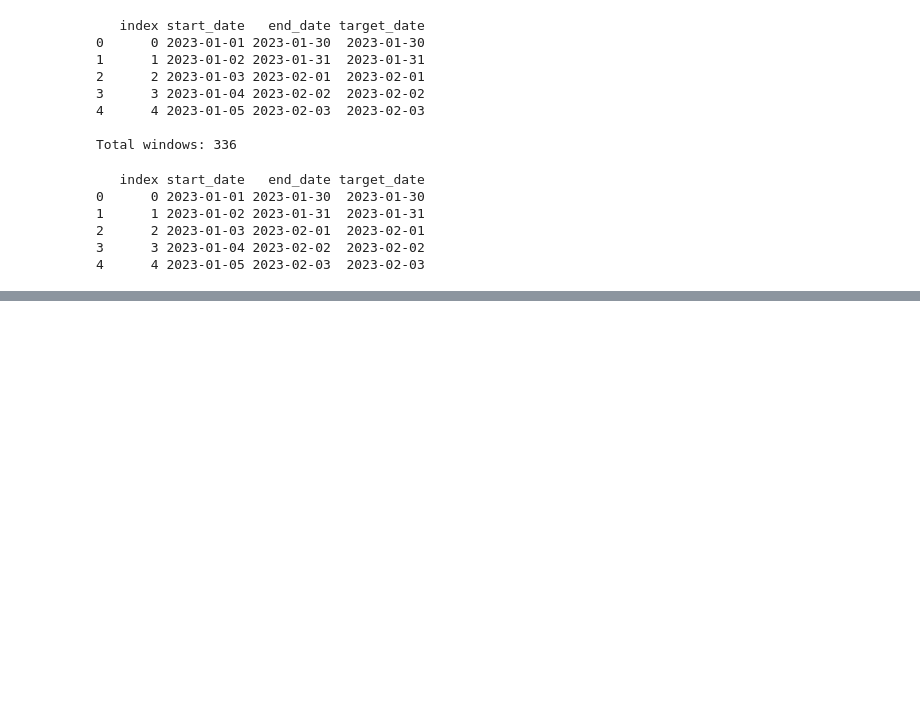
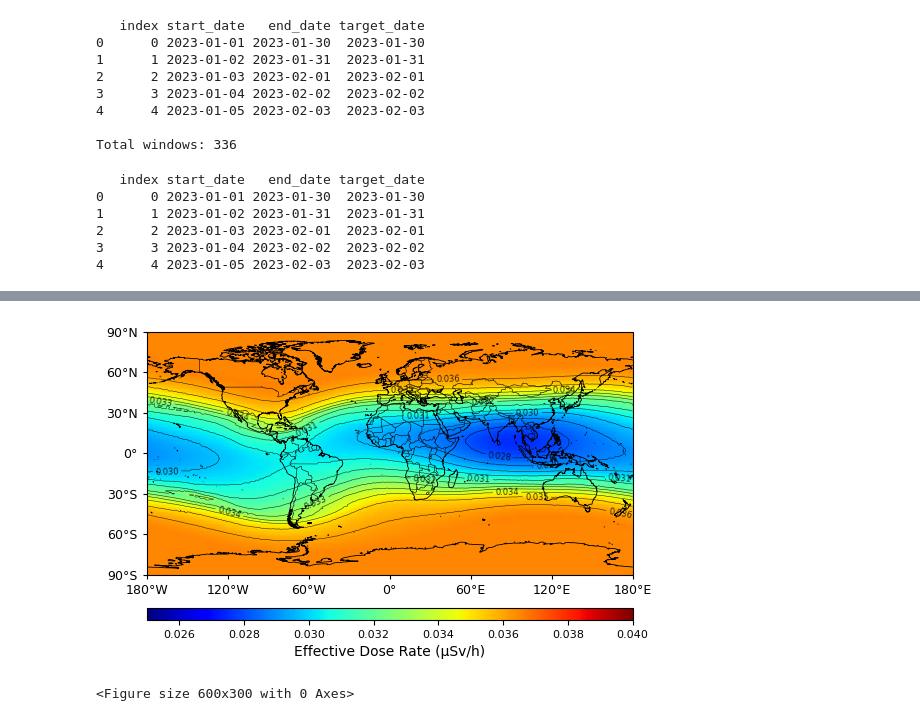
Before and after one commit to kkazuma19/CosmicRays-Operator, a Jupyter notebook: analysis/zero-shot/notebook.ipynb, the cells around one changed output, grey strips where cells are left out. Saved outputs shown, nothing was run; the diff lists cells and outputs as text; code cells hidden in the pictures; blank space fills up the shorter version.

```diff
--- a/analysis/zero-shot/notebook.ipynb
+++ b/analysis/zero-shot/notebook.ipynb
@@ -591 +514,18 @@ plt.gcf().set_size_inches(6, 3)
 <Figure size 600x300 with 0 Axes>
+# %%
+plot_field_region(
+    Lon1, Lat1, field1, i=day,
+    #title=f"Effective Dose Rate Prediction (1°) on {pd.to_datetime(target_date[day]).strftime('%Y-%m-%d')}",
+    units_label="Effective Dose Rate (µSv/h)",
+    region_extent=[-180, 180, -90, 90],
+    vmin=0.025, vmax=0.040,
+    tick_step=(60, 30),
+    add_contour=True, contour_levels=np.linspace(0.025, 0.040, 20),
+    mark_equator_meridian=False,
+    cmap= 'jet',
+    #savepath='analysis/zero-shot/prediction_1deg_global.png'
+)
+plt.gcf().set_size_inches(6, 3)
+# %% [output]
+[figure, added]
+<Figure size 600x300 with 0 Axes>
```
Also changed, not shown: parts of 18 cells of this notebook, 19 other files.
